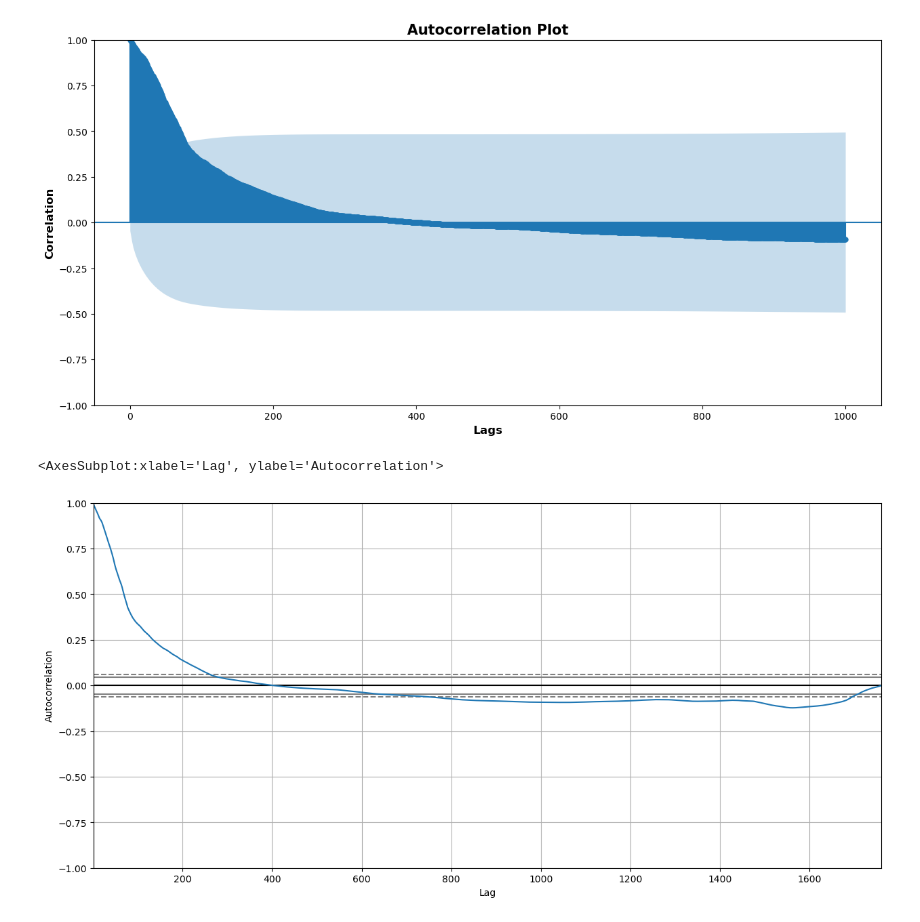
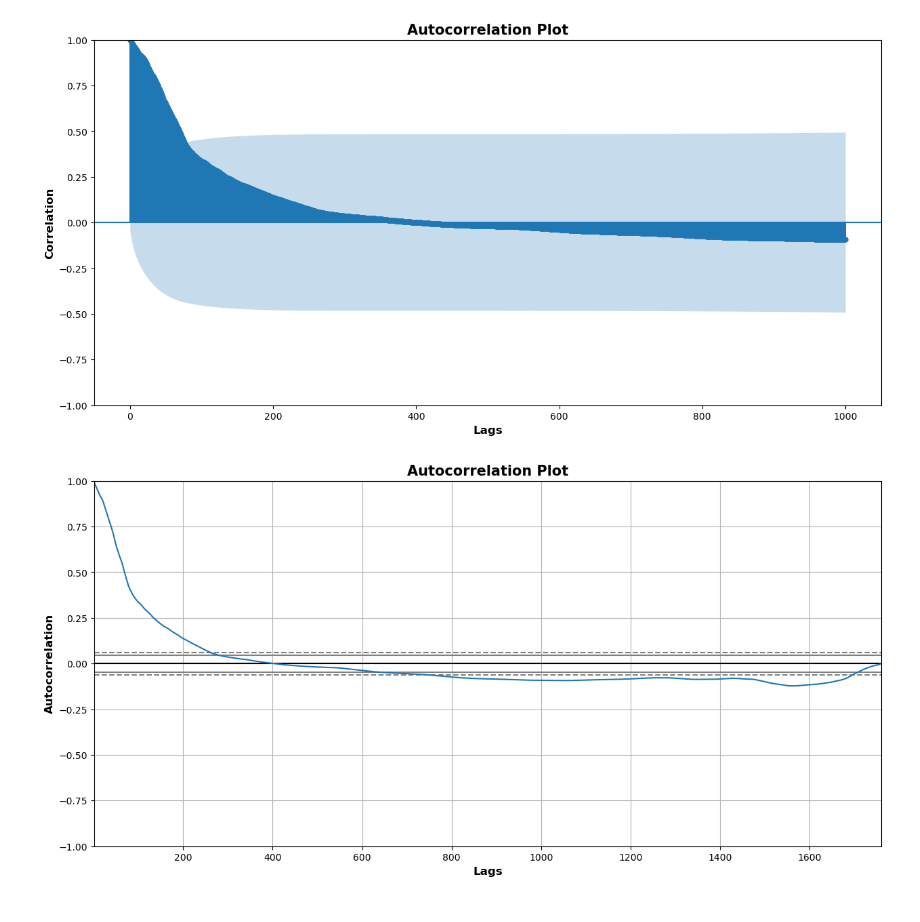
Before and after one commit to alliajagbe/crypto-prediction, a Jupyter notebook: crypto.ipynb, the cells around one changed output. Cells and saved outputs as stored; diff of their text form; code cells hidden in the pictures.

Commit message:
autocorrelation plots

```diff
--- a/crypto.ipynb
+++ b/crypto.ipynb
@@ -81,8 +81,11 @@ plt.show()
 # %% [output]
 <Figure size 1500x600 with 0 Axes>
 [figure]
-# %%
-pd.plotting.autocorrelation_plot(btc['close'])
-# %% [output]
-<AxesSubplot:xlabel='Lag', ylabel='Autocorrelation'>
-[figure, removed]
+# %%
+pd.plotting.autocorrelation_plot(btc['close'])
+plt.xlabel('Lags', fontsize=12, fontweight='bold')
+plt.ylabel('Autocorrelation', fontsize=12, fontweight='bold')
+plt.title('Autocorrelation Plot', fontsize=15, fontweight='bold')
+plt.show()
+# %% [output]
+[figure, added]
```
